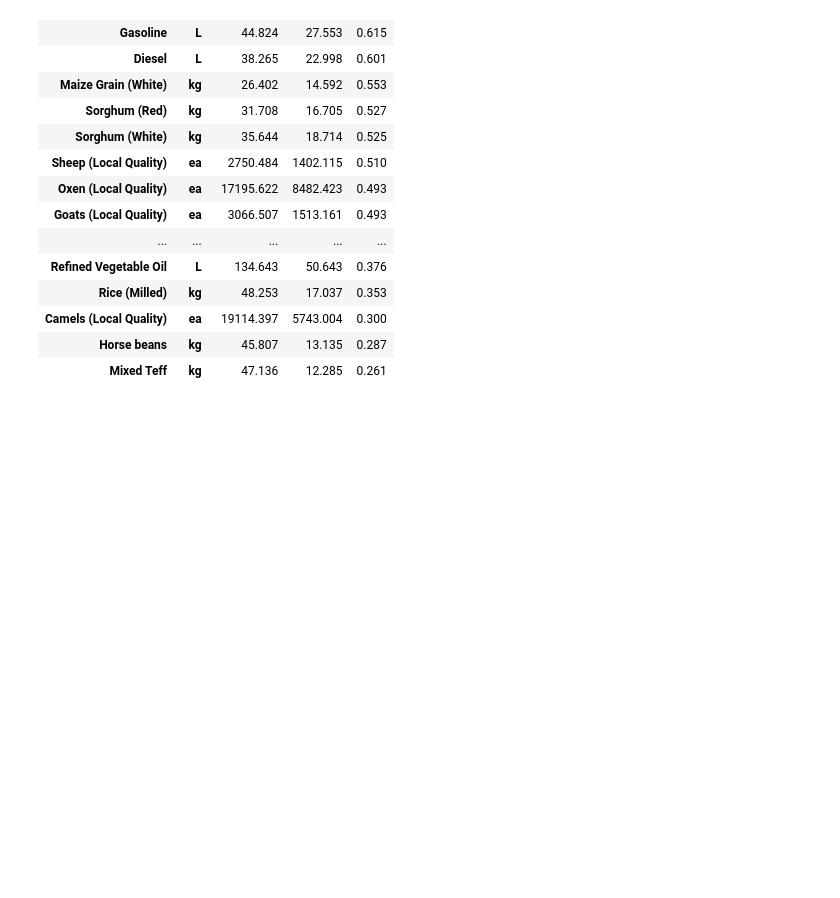
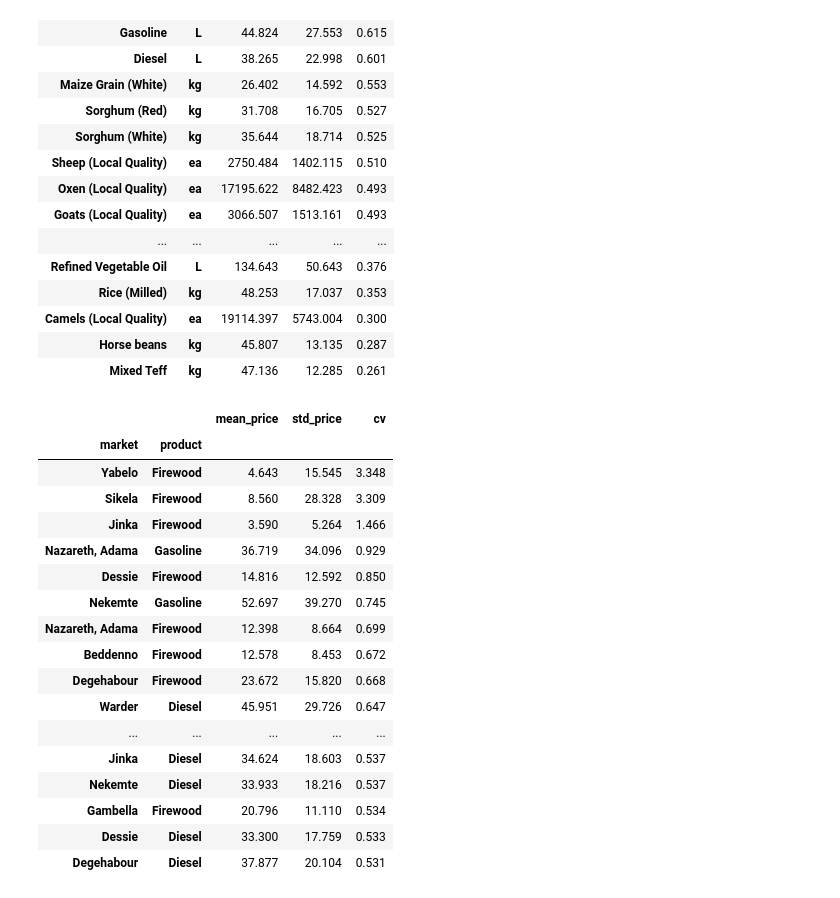
Before and after one commit to demirewu-manidefro/ethiopian-agricultural-market-intelligence1, a Jupyter notebook: explore_dataset.ipynb, the cells around one changed output. Cells and saved outputs as stored; diff of their text form; code cells hidden in the pictures; blank space fills up the shorter version.

Commit message:
market_volatility = (

```diff
--- a/explore_dataset.ipynb
+++ b/explore_dataset.ipynb
@@ -1146,3 +1146,39 @@ volatility.sort_values("cv", ascending=False)
 | Camels (Local Quality) | ea | 19114.397 | 5743.004 | 0.300 |
 | Horse beans | kg | 45.807 | 13.135 | 0.287 |
 | Mixed Teff | kg | 47.136 | 12.285 | 0.261 |
+# %%
+market_volatility = (
+    df.groupby(["market", "product"])["value"]
+      .agg(
+          mean_price="mean",
+          std_price="std"
+      )
+)
+
+market_volatility["cv"] = (
+    market_volatility["std_price"] /
+    market_volatility["mean_price"]
+)
+
+market_volatility = market_volatility.round(3)
+
+market_volatility.sort_values("cv", ascending=False).head(30)
+# %% [output]
+|  |  | mean_price | std_price | cv |
+| market | product |  |  |  |
+| Yabelo | Firewood | 4.643 | 15.545 | 3.348 |
+| Sikela | Firewood | 8.560 | 28.328 | 3.309 |
+| Jinka | Firewood | 3.590 | 5.264 | 1.466 |
+| Nazareth, Adama | Gasoline | 36.719 | 34.096 | 0.929 |
+| Dessie | Firewood | 14.816 | 12.592 | 0.850 |
+| Nekemte | Gasoline | 52.697 | 39.270 | 0.745 |
+| Nazareth, Adama | Firewood | 12.398 | 8.664 | 0.699 |
+| Beddenno | Firewood | 12.578 | 8.453 | 0.672 |
+| Degehabour | Firewood | 23.672 | 15.820 | 0.668 |
+| Warder | Diesel | 45.951 | 29.726 | 0.647 |
+| ... | ... | ... | ... | ... |
+| Jinka | Diesel | 34.624 | 18.603 | 0.537 |
+| Nekemte | Diesel | 33.933 | 18.216 | 0.537 |
+| Gambella | Firewood | 20.796 | 11.110 | 0.534 |
+| Dessie | Diesel | 33.300 | 17.759 | 0.533 |
+| Degehabour | Diesel | 37.877 | 20.104 | 0.531 |
```
